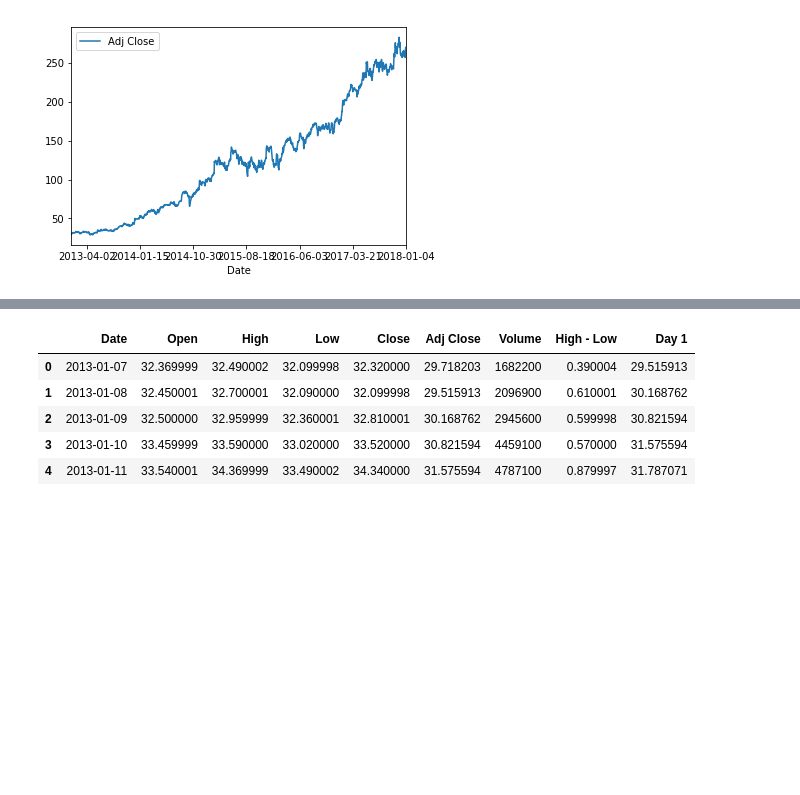
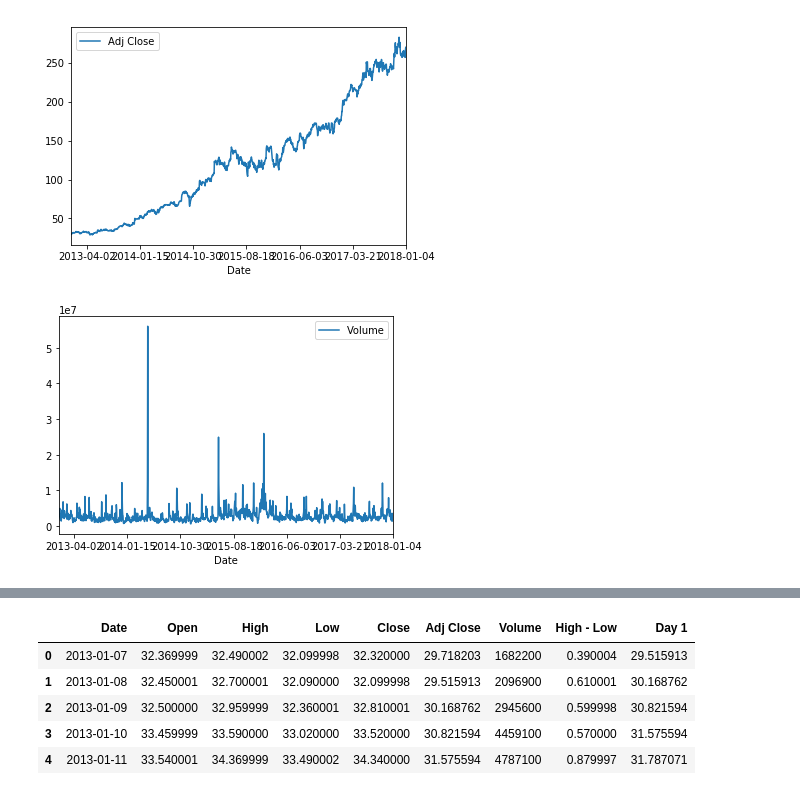
Before and after one commit to sandeeppaulraj/machine-learning, a Jupyter notebook: projects/capstone/stock_price_estimator.ipynb, the cells around one changed output, grey strips where cells are left out. Cells and saved outputs as stored; diff of their text form; code cells hidden in the pictures; blank space fills up the shorter version.

Commit message:
Add 2 more plots

```diff
--- a/projects/capstone/stock_price_estimator.ipynb
+++ b/projects/capstone/stock_price_estimator.ipynb
@@ -261,3 +261,9 @@ plt.gca().invert_xaxis()
 plt.show()
 # %% [output]
 [figure]
+# %%
+avgo.plot(x = 'Date', y = 'Volume')
+plt.gca().invert_xaxis()
+plt.show()
+# %% [output]
+[figure, added]
```
Also changed, not shown: parts of 1 cell of this notebook, 1 other file.
